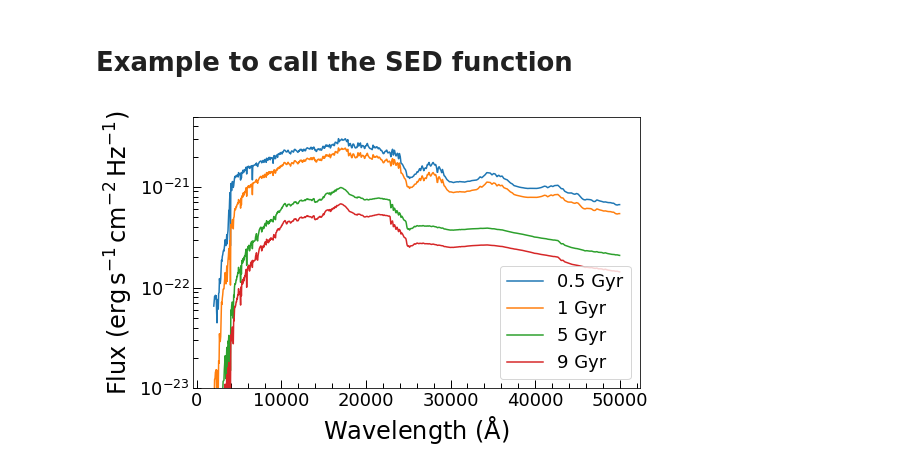
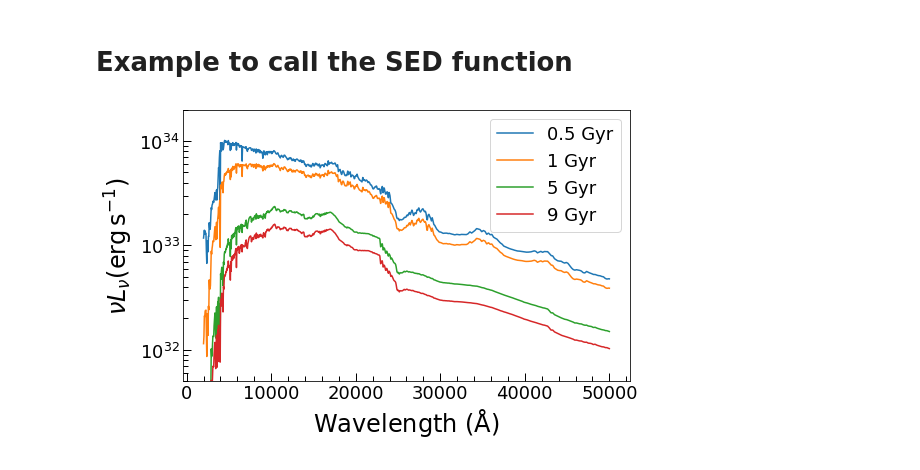
Before and after one commit to jyshangguan/MorphSED, a Jupyter notebook: examples/demo_sed_interp.ipynb, the cells around one changed output. Drawn from its saved outputs; the diff is of its cells as text; code cells hidden in the pictures.

```diff
--- a/examples/demo_sed_interp.ipynb
+++ b/examples/demo_sed_interp.ipynb
@@ -15,24 +15,24 @@ mpl.rc("ytick.minor", width=1., size=5)
 # %%
 wave = np.linspace(2000, 5e4, 1000)
 z = 0.04  # metallicity
 age = [0.5, 1, 5, 9]  # Gyr
 logMs = 0
 
-flux = []
+lum = []
 for loop, a in enumerate(age):
-    flux.append(sed_bc03(wave, z, a, logMs))
+    lum.append(sed_bc03(wave, z, a, logMs))
 
 fig = plt.figure(figsize=(8, 5))
 ax = plt.gca()
 
-for loop, f in enumerate(flux):
-    ax.plot(wave, f, color='C{0}'.format(loop), label='{0} Gyr'.format(age[loop]))
-ax.legend(loc='lower right', fontsize=18)
+for loop, l in enumerate(lum):
+    ax.plot(wave, l, color='C{0}'.format(loop), label='{0} Gyr'.format(age[loop]))
+ax.legend(loc='upper right', fontsize=18)
 ax.set_yscale('log')
-ax.set_ylim([1e-23, 5e-21])
+ax.set_ylim([5e31, 2e34])
 ax.set_xlabel(r'Wavelength ($\mathrm{\AA}$)', fontsize=24)
-ax.set_ylabel(r'Flux ($\mathrm{erg\,s^{-1}\,cm^{-2}\,Hz^{-1}}$)', fontsize=24)
+ax.set_ylabel(r'$\nu L_\nu (\mathrm{erg\,s^{-1}}$)', fontsize=24)
 ax.minorticks_on()
 plt.show()
 # %% [output]
-[figure, old version]
+[figure, new version]
```
Also changed, not shown: 1 other file.
